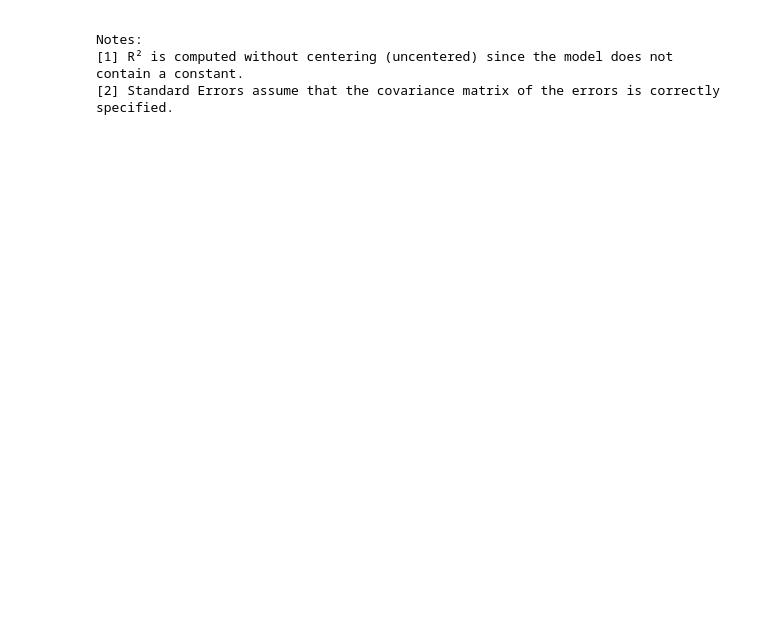
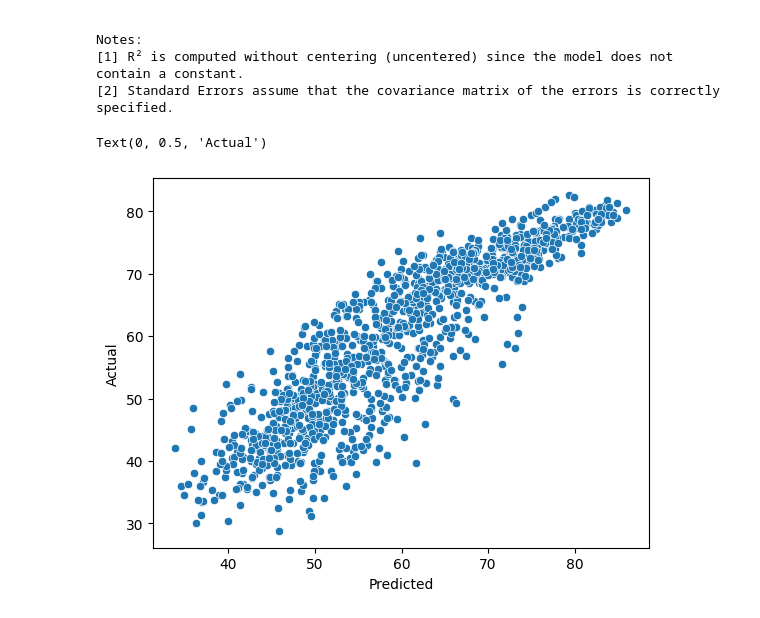
Before and after one commit to Stella0628/cdj_nme, a Jupyter notebook: workbook4a.ipynb, the cells around one changed output. Cells and saved outputs as stored; diff of their text form; code cells hidden in the pictures; blank space fills up the shorter version.

```diff
--- a/workbook4a.ipynb
+++ b/workbook4a.ipynb
@@ -121,3 +121,10 @@ Covariance Type:            nonrobust
 Notes:
 [1] R² is computed without centering (uncentered) since the model does not contain a constant.
 [2] Standard Errors assume that the covariance matrix of the errors is correctly specified.
+# %%
+sns.scatterplot(y=train['lifeExp'], x = model.predict(train[inputs]))
+plt.xlabel('Predicted')
+plt.ylabel('Actual')
+# %% [output]
+Text(0, 0.5, 'Actual')
+[figure, added]
```
